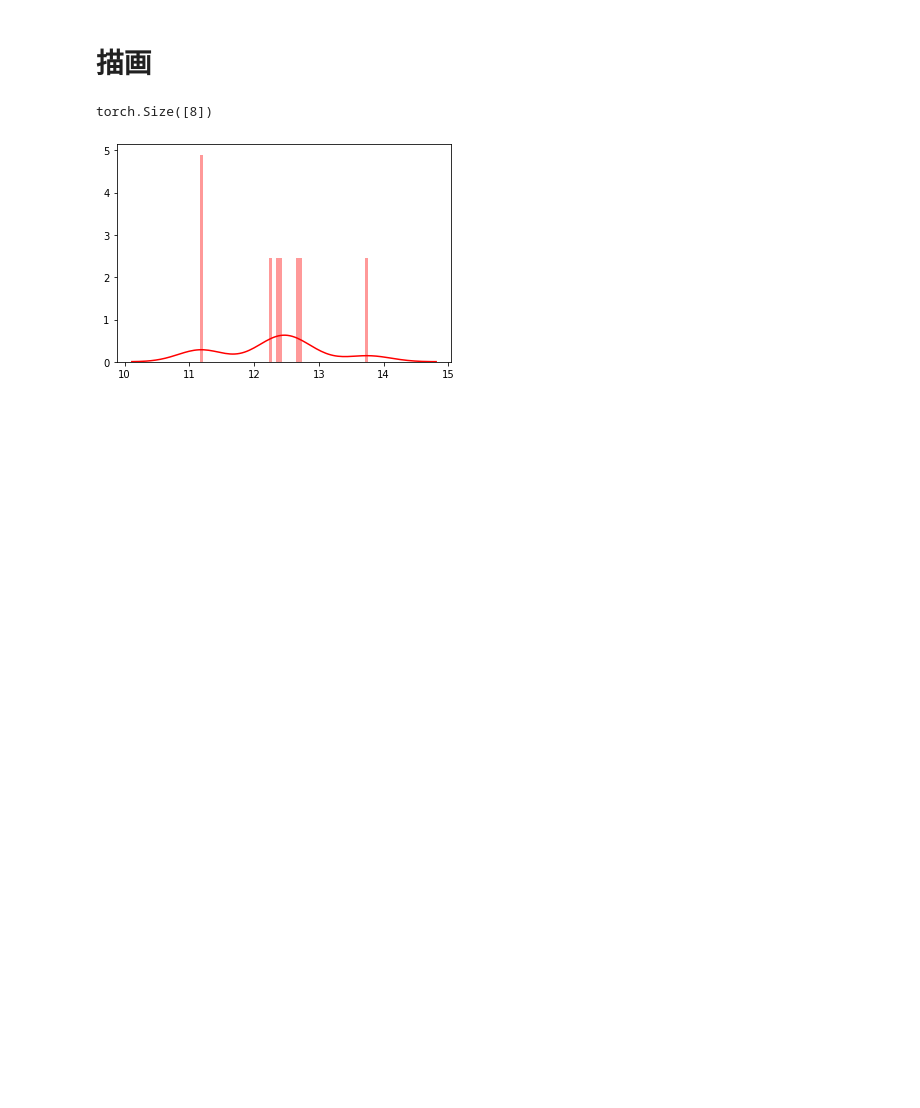
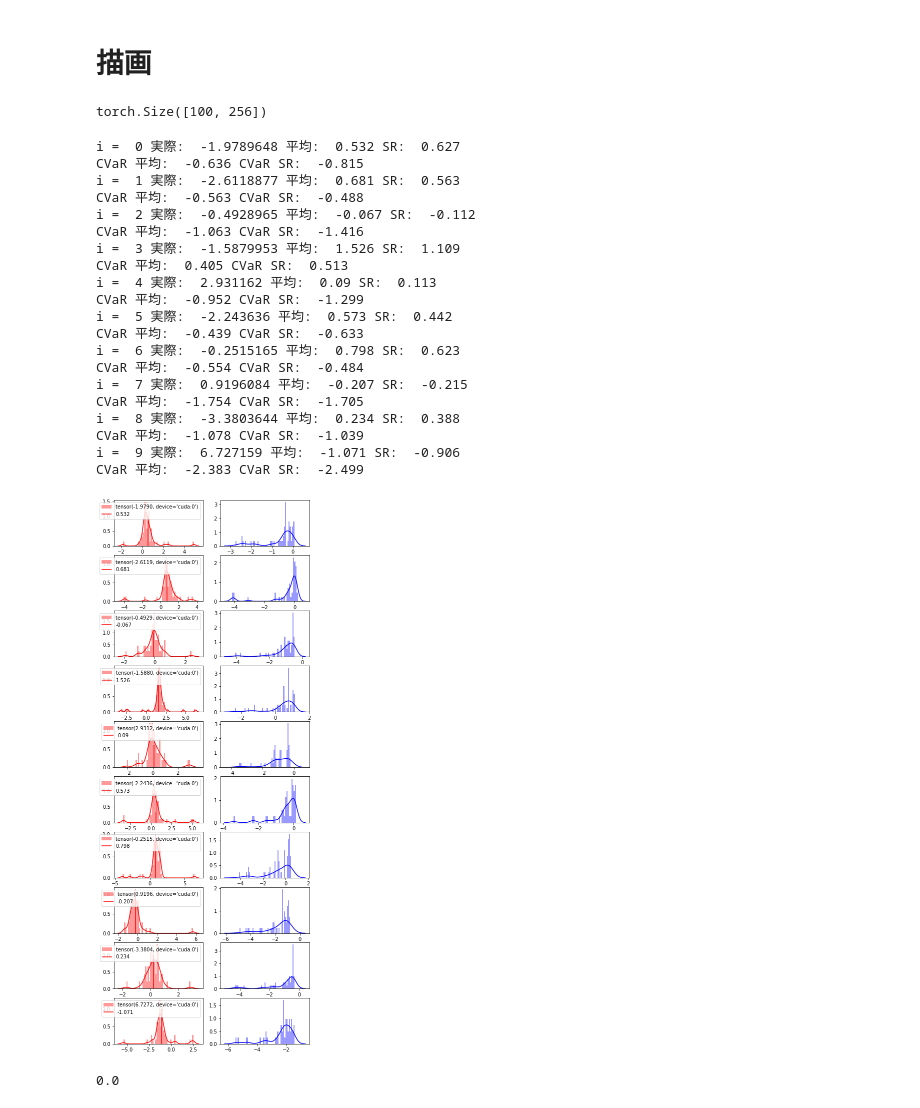
Before and after one commit to ShogoAkiyama/rltorch2, a Jupyter notebook: cnn-sentiment/IQN-japanese.ipynb, the cells around one changed output. Cells and saved outputs as stored; diff of their text form; code cells hidden in the pictures; blank space fills up the shorter version.

```diff
--- a/cnn-sentiment/IQN-japanese.ipynb
+++ b/cnn-sentiment/IQN-japanese.ipynb
@@ -317,9 +321,9 @@ quantile_weight = 1.0 / NUM_QUANTILE
 # %%
 model = IQN(TEXT.vocab.vectors, VOCAB_SIZE, EMBEDDING_DIM, N_FILTERS,
-                        FILTER_SIZES, PAD_IDX)
+                        FILTER_SIZES, PAD_IDX, n_quant=N_QUANT)
 
 target_model = IQN(TEXT.vocab.vectors, VOCAB_SIZE, EMBEDDING_DIM, N_FILTERS,
-                        FILTER_SIZES, PAD_IDX)
+                        FILTER_SIZES, PAD_IDX, n_quant=N_QUANT)
 
 model = model.to(device)
 target_model = target_model.to(device)
@@ -353,7 +357,7 @@ def huber(x):
 ## テスト
 batch = next(iter(train_dl))
 # %%
-num_epochs = 10
+num_epochs = 30
 TARGET_UPDATE_FREQ = 10
 # dataloaders_dict = {'train': train_dl, 'val':val_dl}
 dataloaders_dict = {'train': train_dl}
@@ -444,15 +448,64 @@ batch = next(iter(train_dl))
 states = batch.Text1[0].to(device)
 next_states = batch.Text2[0].to(device)
 rewards = batch.Label.to(device)
-# %%
-curr_q.view(-1).shape
-# %% [output]
-torch.Size([8])
-# %%
-state = states[8]
-curr_q, tau = model(state.unsqueeze(0))
-dist_action = curr_q.view(-1).cpu().detach().numpy()
-sns.distplot(dist_action, bins=51, color='red')
-plt.show()
-# %% [output]
-[figure, removed]
+# %%
+batch = next(iter(test_dl))
+print(batch.Text1[0].shape)
+# %% [output]
+torch.Size([100, 256])
+# %%
+start = 0
+N = 10
+win = 0
+fig, ax = plt.subplots((N-start), 2, figsize=(7, (N-start)*2));
+for i in range(start, N):
+    states = batch.Text1[0].to(device)
+    rewards = batch.Label.to(device)
+    curr_q, _ = model(states[i].unsqueeze(0), eta=1)
+    dist_hist = curr_q.view(-1).cpu().detach().numpy()
+    sns.distplot(dist_hist, bins=51, color='red', ax=ax[i - start][0], label=str(rewards[i]))
+
+    cvar, _ = model(states[i].unsqueeze(0), eta=0.1)
+    cvar_dist = cvar.view(-1).cpu().detach().numpy()
+    sns.distplot(cvar_dist, bins=51, color='blue', ax=ax[i - start][1], label=str(rewards[i]))
+
+    # 期待値
+    ax[i - start][0].vlines(
+        np.round(dist_hist.mean(), 3),
+        ymin=0, ymax=1, color='red', label=str(mean))
+
+    print('i = ', i,
+              '実際: ', rewards[i].cpu().detach().numpy(),
+              '平均: ', mean,
+              'SR: ', np.round(dist_hist.mean() / dist_hist.std(), 3))
+
+    print('CVaR 平均: ', np.round(cvar_dist.mean(), 3),
+              'CVaR SR: ', np.round(cvar_dist.mean() / cvar_dist.std(), 3))
+
+    ax[i-start][0].legend()
+# %% [output]
+i =  0 実際:  -1.9789648 平均:  0.532 SR:  0.627
+CVaR 平均:  -0.636 CVaR SR:  -0.815
+i =  1 実際:  -2.6118877 平均:  0.681 SR:  0.563
+CVaR 平均:  -0.563 CVaR SR:  -0.488
+i =  2 実際:  -0.4928965 平均:  -0.067 SR:  -0.112
+CVaR 平均:  -1.063 CVaR SR:  -1.416
+i =  3 実際:  -1.5879953 平均:  1.526 SR:  1.109
+CVaR 平均:  0.405 CVaR SR:  0.513
+i =  4 実際:  2.931162 平均:  0.09 SR:  0.113
+CVaR 平均:  -0.952 CVaR SR:  -1.299
+i =  5 実際:  -2.243636 平均:  0.573 SR:  0.442
+CVaR 平均:  -0.439 CVaR SR:  -0.633
+i =  6 実際:  -0.2515165 平均:  0.798 SR:  0.623
+CVaR 平均:  -0.554 CVaR SR:  -0.484
+i =  7 実際:  0.9196084 平均:  -0.207 SR:  -0.215
+CVaR 平均:  -1.754 CVaR SR:  -1.705
+i =  8 実際:  -3.3803644 平均:  0.234 SR:  0.388
+CVaR 平均:  -1.078 CVaR SR:  -1.039
+i =  9 実際:  6.727159 平均:  -1.071 SR:  -0.906
+CVaR 平均:  -2.383 CVaR SR:  -2.499
+[figure, added]
+# %%
+win / (N-start)
+# %% [output]
+0.0
```
Also changed, not shown: parts of 7 cells of this notebook, 2 other files.
